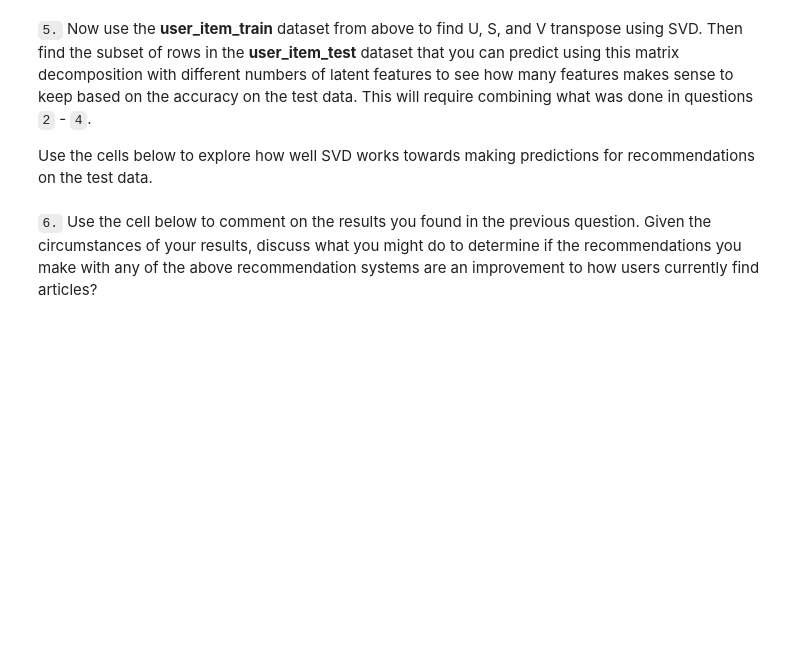
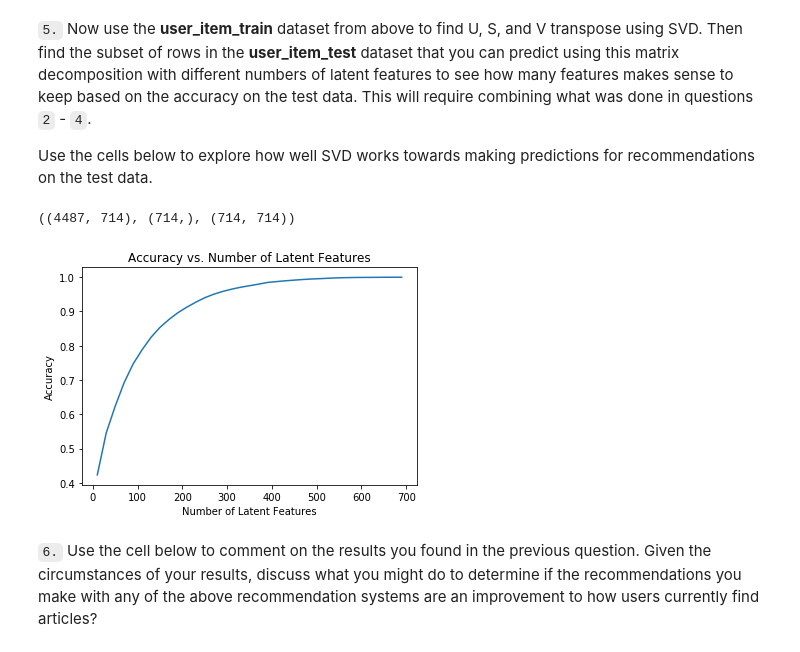
Before and after one commit to ArushiC/Recommendations-with-IBM, a Jupyter notebook: Recommendations_with_IBM.ipynb, the cells around one changed output. Cells and saved outputs as stored; diff of their text form; code cells hidden in the pictures; blank space fills up the shorter version.

```diff
--- a/Recommendations_with_IBM.ipynb
+++ b/Recommendations_with_IBM.ipynb
@@ -392,7 +394,7 @@ def create_user_item_matrix(df):
     an article and a 0 otherwise
     '''
     # Fill in the function here
-    user_item = df_copy.groupby(['user_id','article_id']).agg(lambda x: 1).unstack(fill_value = 0)
+    user_item = df.groupby(['user_id','article_id']).agg(lambda x: 1).unstack(fill_value = 0)
 
     return user_item # return the user_item matrix
 
@@ -781,8 +865,8 @@ Use the code from question 3 to understand the impact on accuracy of the trainin
 * How many articles can we make predictions for in the test set?
 * How many articles are we not able to make predictions for because of the cold start problem?
 # %%
-df_train = df.head(40000)
-df_test = df.tail(5993)
+df_train = df_copy.head(40000)
+df_test = df_copy.tail(5993)
 
 def create_test_and_train_user_item(df_train, df_test):
     '''
@@ -799,7 +883,10 @@ def create_test_and_train_user_item(df_train, df_test):
     test_arts - all of the test article ids
 
     '''
-    # Your code here
+    user_item_train = create_user_item_matrix(df_train)
+    user_item_test = create_user_item_matrix(df_test)
+    test_idx = user_item_test.index
+    test_arts = user_item_test.columns
 
     return user_item_train, user_item_test, test_idx, test_arts
 
@@ -826,10 +941,40 @@ t.sol_4_test(sol_4_dict)
 Use the cells below to explore how well SVD works towards making predictions for recommendations on the test data.
 # %%
 # fit SVD on the user_item_train matrix
-u_train, s_train, vt_train = # fit svd similar to above then use the cells below
+u_train, s_train, vt_train = np.linalg.svd(user_item_train, full_matrices=False)
+# fit svd similar to above then use the cells below
+# %%
+u_train.shape, s_train.shape, vt_train.shape
+# %% [output]
+((4487, 714), (714,), (714, 714))
 # %%
 # Use these cells to see how well you can use the training
 # decomposition to predict on test data
+# %%
+num_latent_feats = np.arange(10,700+10,20)
+sum_errs = []
+
+for k in num_latent_feats:
+    # restructure with k latent features
+    s_t_new, u_t_new, vt_t_new = np.diag(s_train[:k]), u_train[:, :k], vt_train[:k, :]
+
+    # take dot product
+    user_item_t_est = np.around(np.dot(np.dot(u_t_new, s_t_new), vt_t_new))
+
+    # compute error for each prediction to actual value
+    diffs = np.subtract(user_item_train, user_item_t_est)
+
+    # total errors and keep track of them
+    err = np.sum(np.sum(np.abs(diffs)))
+    sum_errs.append(err)
+
+
+plt.plot(num_latent_feats, 1 - np.array(sum_errs)/df_copy.shape[0]);
+plt.xlabel('Number of Latent Features');
+plt.ylabel('Accuracy');
+plt.title('Accuracy vs. Number of Latent Features');
+# %% [output]
+[figure, added]
 # %% [markdown]
 `6.` Use the cell below to comment on the results you found in the previous question. Given the circumstances of your results, discuss what you might do to determine if the recommendations you make with any of the above recommendation systems are an improvement to how users currently find articles?
 # %% [markdown]
```
Also changed, not shown: parts of 24 cells of this notebook.
